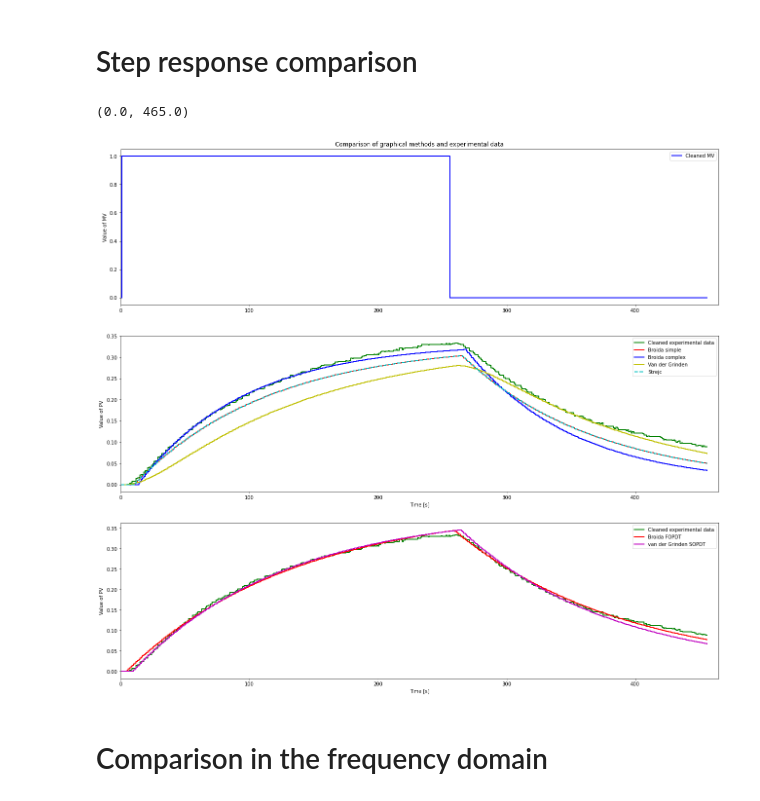
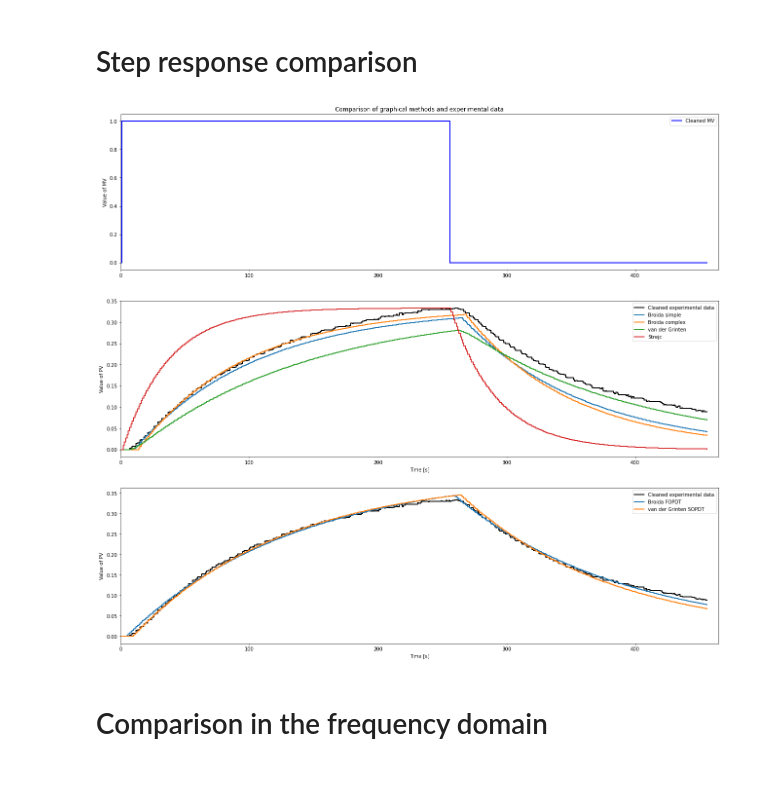
Before and after one commit to 195344/Labo_Control_Theory, a Jupyter notebook: Simulation_OLP.ipynb, the cells around one changed output. Drawn from its saved outputs; the diff is of its cells as text; code cells hidden in the pictures.

```diff
--- a/Simulation_OLP.ipynb
+++ b/Simulation_OLP.ipynb
@@ -92,11 +94,11 @@ ax2.set_xlim(0, t[-1]+1)
 # %%
 # Results obtained:
 Kp = 0.3335
-a = 0.25
+a = 0.3313
 t1 = 40
 t2 = 55
 Tu = 10
-Tg = 105
+Tg = 95
 
 e = 2.71828
 
@@ -113,17 +115,19 @@ T1_vdg = Tg*((3*a*e)/(1+a*e))
 T2_vdg = Tg*((1-a*e)/(1+a*e))
 theta_vdg = abs(Tu-((T1_vdg*T2_vdg)/(T1_vdg+3*T2_vdg)))
 
-# Strejc: (first order)
-T_s = Tg
-theta_s = Tu
+# Strejc: (second order)
+a=0.1
+b=2.72
+T_s = Tg/b
+theta_s = Tu-a*Tg
 
 # FOPDT - Broida:
-K_FOPDT = 0.40247556203426577
+Kp_FOPDT = 0.40247556203426577
 T_FOPDT = 131.1846830413941
 theta_FOPDT = 3.4140379979786477
 
 # SOPDT - van der Grinten
-K_SOPDT = 0.39017974996590316
+Kp_SOPDT = 0.39017974996590316
 T1_SOPDT =  116.66713066757724
 T2_SOPDT =  5.879909521258273e-05
 theta_SOPDT = 8.040136543592041
@@ -136,45 +140,53 @@ broida_simple = FOPDT(MVm,Kp,T_bs,theta_bs,Ts)
 broida_complex = FOPDT(MVm,Kp,T_bc,theta_bc,Ts)
 VDG = SOPDT(MVm,Kp,T1_vdg,T2_vdg,theta_vdg,Ts)
 strejc = SOPDT(MVm,Kp,T_s,0,theta_s,Ts)
-broida_FOPDT = FOPDT(MVm,K_FOPDT,T_FOPDT,theta_FOPDT,Ts)
-VDG_SOPDT = SOPDT(MVm,K_SOPDT,T1_SOPDT,T2_SOPDT,theta_SOPDT,Ts)
+broida_FOPDT = FOPDT(MVm,Kp_FOPDT,T_FOPDT,theta_FOPDT,Ts)
+VDG_SOPDT = SOPDT(MVm,Kp_SOPDT,T1_SOPDT,T2_SOPDT,theta_SOPDT,Ts)
 
 plt.figure(figsize = (22,20))
 
 plt.subplot(3,1,1)
 if ExpVariable == 'MV':
     plt.step(tm,MVm,'b-',linewidth=2,label='Cleaned MV',where='post')
     plt.ylabel('Value of MV')
 else:
     plt.step(tm,DVm,'b-',linewidth=2,label='Cleaned DV',where='post')
     plt.ylabel('Value of DV')
 
 plt.title('Comparison of graphical methods and experimental data')
 plt.legend(loc='best')
 plt.xlim([0, t[-1]])
 
 plt.subplot(3,1,2)
-plt.step(tm,PVm,'g-',linewidth=2,label='Cleaned experimental data',where='post')
-plt.step(tm,broida_simple,'r-',linewidth=2,label='Broida simple',where='post')
-plt.step(tm,broida_complex,'b-',linewidth=2,label='Broida complex',where='post')
-plt.step(tm,VDG,'y-',linewidth=2,label='Van der Grinden',where='post')
-plt.step(tm,strejc,'c--',linewidth=2,label='Strejc',where='post')
+plt.step(tm,PVm,'k-',linewidth=2,label='Cleaned experimental data',where='post')
+plt.step(tm,broida_simple,linewidth=2,label='Broida simple',where='post')
+plt.step(tm,broida_complex,linewidth=2,label='Broida complex',where='post')
+plt.step(tm,VDG,linewidth=2,label='van der Grinten',where='post')
+plt.step(tm,strejc,linewidth=2,label='Strejc',where='post')
 plt.ylabel('Value of PV')
 plt.xlabel('Time [s]')
 plt.legend(loc='best')
 plt.xlim([0, t[-1]])
 
 plt.subplot(3,1,3)
-plt.step(tm,PVm,'g-',linewidth=2,label='Cleaned experimental data',where='post')
-plt.step(tm,broida_FOPDT,'r-',linewidth=2,label='Broida FOPDT',where='post')
-plt.step(tm,VDG_SOPDT,'m-',linewidth=2,label='van der Grinden SOPDT',where='post')
+plt.step(tm,PVm,'k-',linewidth=2,label='Cleaned experimental data',where='post')
+plt.step(tm,broida_FOPDT,linewidth=2,label='Broida FOPDT',where='post')
+plt.step(tm,VDG_SOPDT,linewidth=2,label='van der Grinten SOPDT',where='post')
 plt.ylabel('Value of PV')
 plt.xlabel('Time [s]')
 plt.legend(loc='best')
 plt.xlim([0, t[-1]])
+
+
+nameFile = 'Plots/Comparison_of_graphical_methods_and_experimental_data_step_response'
+
+if not os.path.exists('Plots'):
+    os.makedirs('Plots')
+
+plt.savefig(nameFile + '.png',transparent=True)
+plt.savefig(nameFile + '.pdf',transparent=True)
 # %% [output]
-(0.0, 465.0)
-[figure, old version]
+[figure, new version]
 # %% [markdown]
 # Comparison in the frequency domain
 # %%
```
Also changed, not shown: parts of 2 cells of this notebook, 31 other files.
